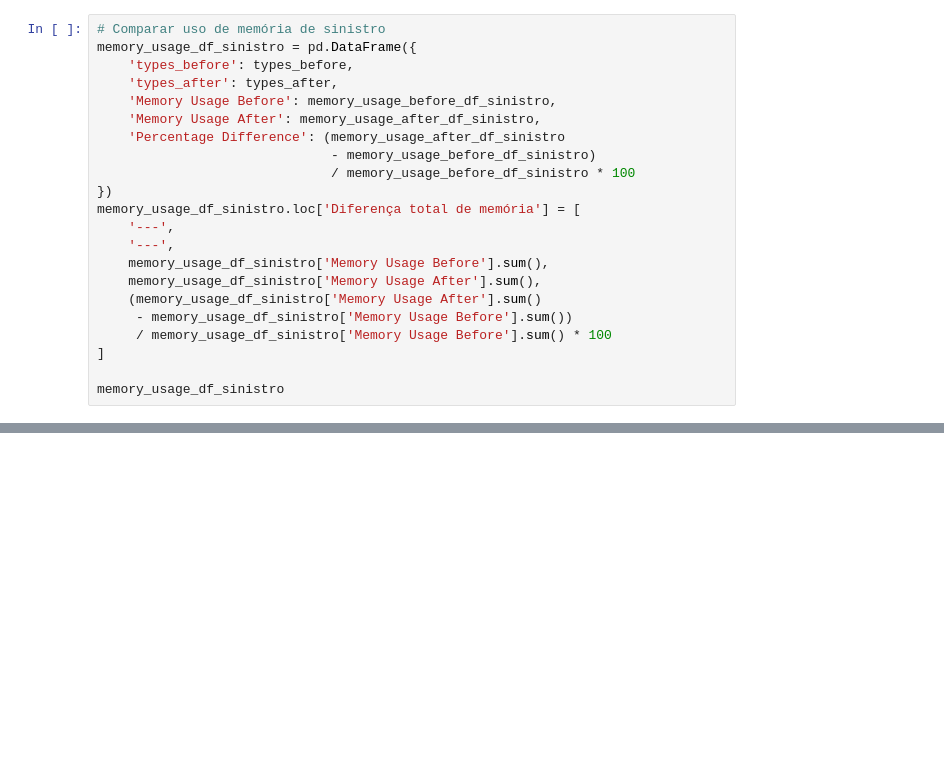
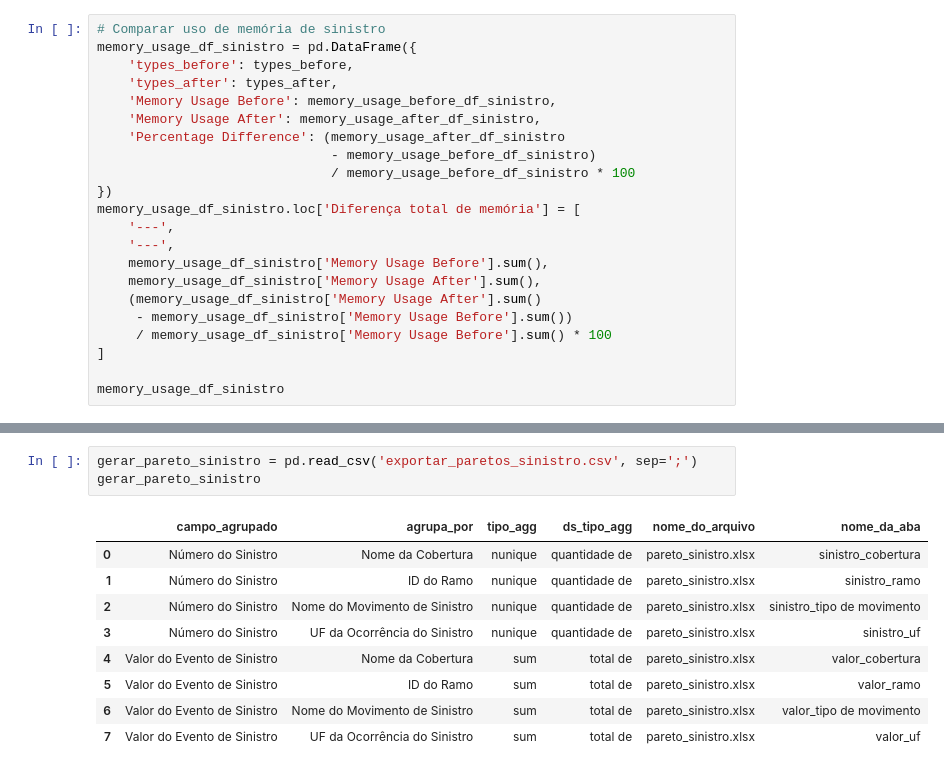
Before and after one commit to FernandoPedriali/analise_dados, a Jupyter notebook: analise_dados.ipynb, the cells around one changed output, grey strips where cells are left out. Drawn from its saved outputs; the diff is of its cells as text; blank space fills up the shorter version.

```diff
--- a/analise_dados.ipynb
+++ b/analise_dados.ipynb
@@ -404,0 +389,13 @@ def plot_pareto(
+# %%
+gerar_pareto_sinistro = pd.read_csv('exportar_paretos_sinistro.csv', sep=';')
+gerar_pareto_sinistro
+# %% [output]
+|  | campo_agrupado | agrupa_por | tipo_agg | ds_tipo_agg | nome_do_arquivo | nome_da_aba |
+| 0 | Número do Sinistro | Nome da Cobertura | nunique | quantidade de | pareto_sinistro.xlsx | sinistro_cobertura |
+| 1 | Número do Sinistro | ID do Ramo | nunique | quantidade de | pareto_sinistro.xlsx | sinistro_ramo |
+| 2 | Número do Sinistro | Nome do Movimento de Sinistro | nunique | quantidade de | pareto_sinistro.xlsx | sinistro_tipo de movimento |
+| 3 | Número do Sinistro | UF da Ocorrência do Sinistro | nunique | quantidade de | pareto_sinistro.xlsx | sinistro_uf |
+| 4 | Valor do Evento de Sinistro | Nome da Cobertura | sum | total de | pareto_sinistro.xlsx | valor_cobertura |
+| 5 | Valor do Evento de Sinistro | ID do Ramo | sum | total de | pareto_sinistro.xlsx | valor_ramo |
+| 6 | Valor do Evento de Sinistro | Nome do Movimento de Sinistro | sum | total de | pareto_sinistro.xlsx | valor_tipo de movimento |
+| 7 | Valor do Evento de Sinistro | UF da Ocorrência do Sinistro | sum | total de | pareto_sinistro.xlsx | valor_uf |
```
Also changed, not shown: parts of 14 cells of this notebook, 9 other files.
